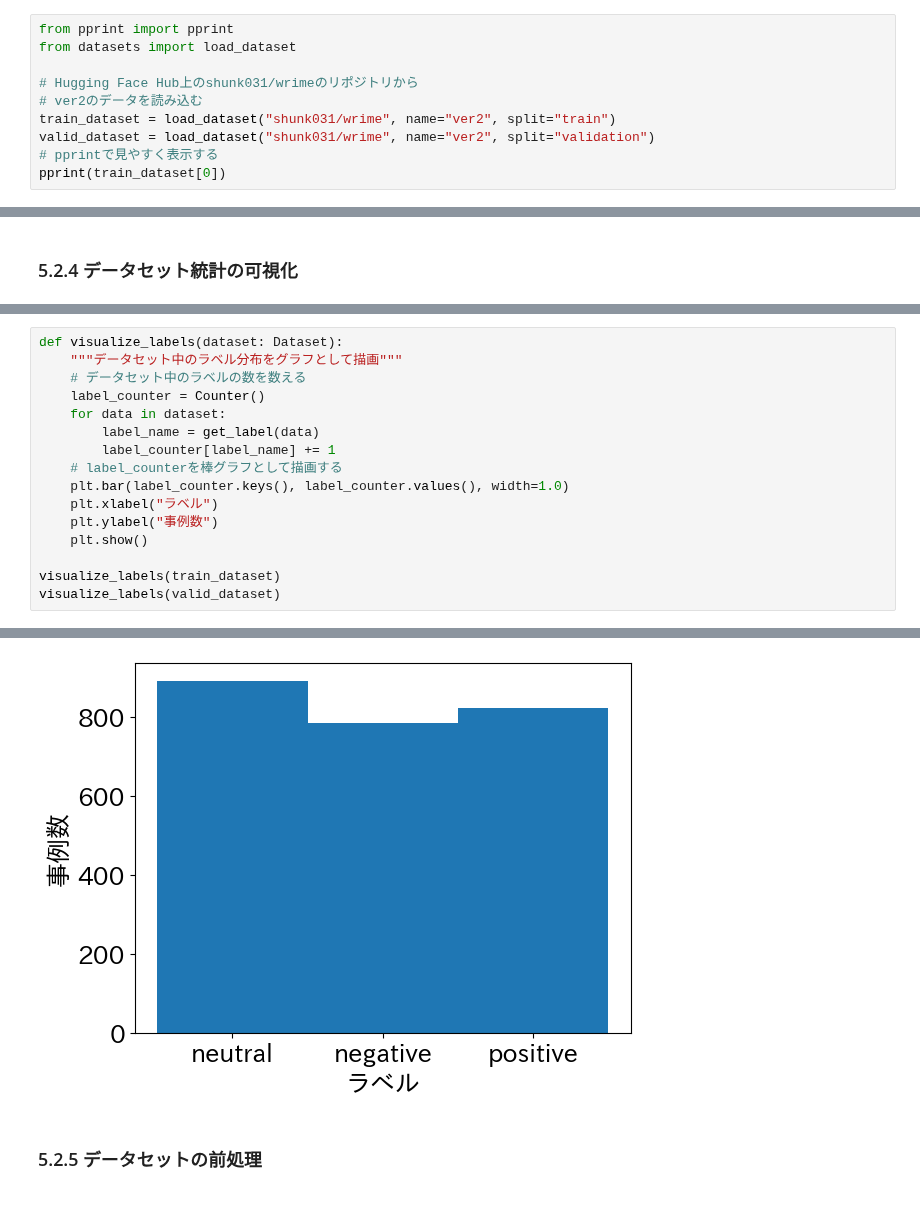
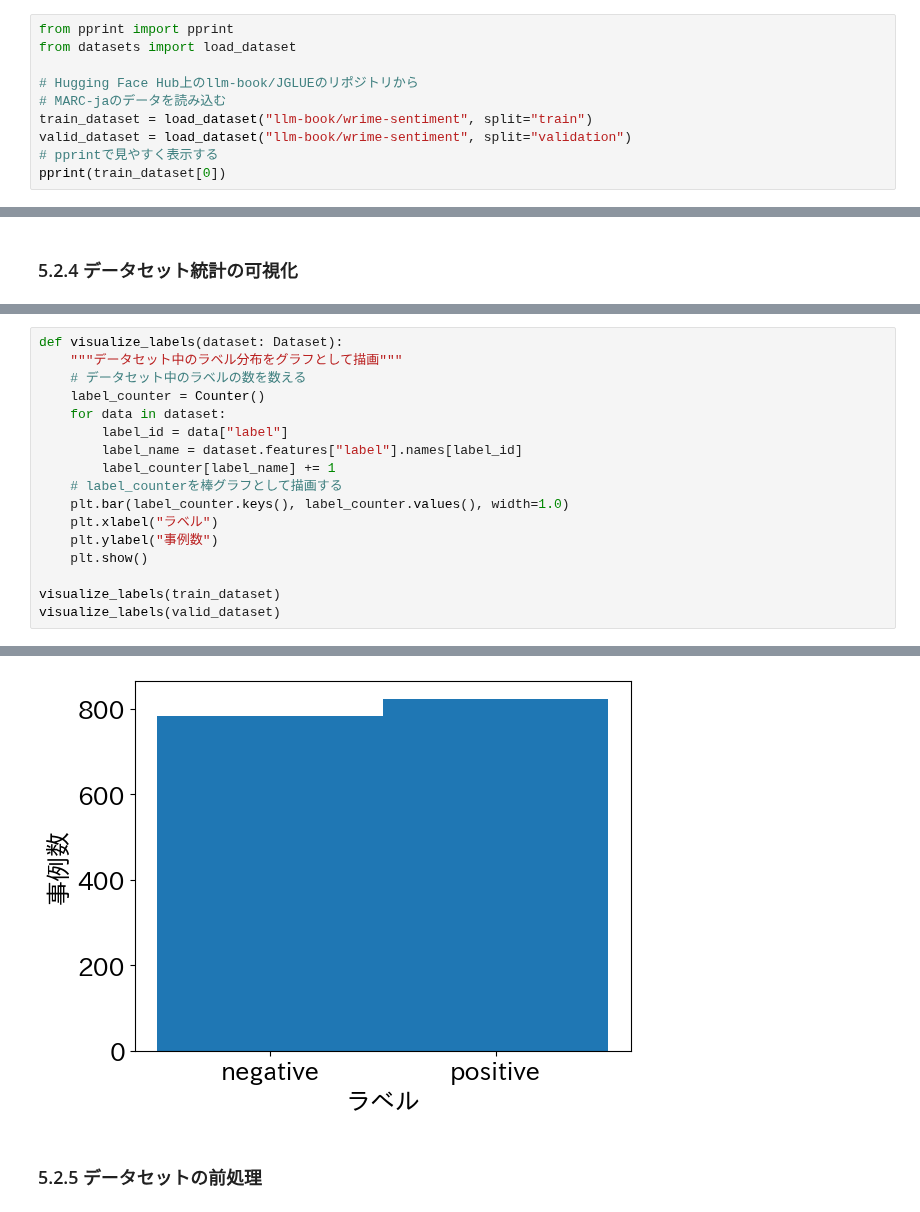
Before and after one commit to ghmagazine/llm-book, a Jupyter notebook: chapter5/5-2-sentiment-analysis-finetuning-wrime.ipynb, the cells around one changed output, grey strips where cells are left out. Drawn from its saved outputs; the diff is of its cells as text.

```diff
--- a/chapter5/5-2-sentiment-analysis-finetuning-wrime.ipynb
+++ b/chapter5/5-2-sentiment-analysis-finetuning-wrime.ipynb
@@ -35,10 +35,10 @@ set_seed(42)
 from pprint import pprint
 from datasets import load_dataset
 
-# Hugging Face Hub上のshunk031/wrimeのリポジトリから
-# ver2のデータを読み込む
-train_dataset = load_dataset("shunk031/wrime", name="ver2", split="train")
-valid_dataset = load_dataset("shunk031/wrime", name="ver2", split="validation")
+# Hugging Face Hub上のllm-book/JGLUEのリポジトリから
+# MARC-jaのデータを読み込む
+train_dataset = load_dataset("llm-book/wrime-sentiment", split="train")
+valid_dataset = load_dataset("llm-book/wrime-sentiment", split="validation")
 # pprintで見やすく表示する
 pprint(train_dataset[0])
 # %% [output]
@@ -151,7 +121,8 @@ def visualize_labels(dataset: Dataset):
     # データセット中のラベルの数を数える
     label_counter = Counter()
     for data in dataset:
-        label_name = get_label(data)
+        label_id = data["label"]
+        label_name = dataset.features["label"].names[label_id]
         label_counter[label_name] += 1
     # label_counterを棒グラフとして描画する
     plt.bar(label_counter.keys(), label_counter.values(), width=1.0)
@@ -166,4 +137,4 @@ visualize_labels(valid_dataset)
-[figure, old version]
+[figure, new version]
 # %% [markdown]
 ### 5.2.5 データセットの前処理
 # %%
```
Also changed, not shown: parts of 23 cells of this notebook, 3 other files.
